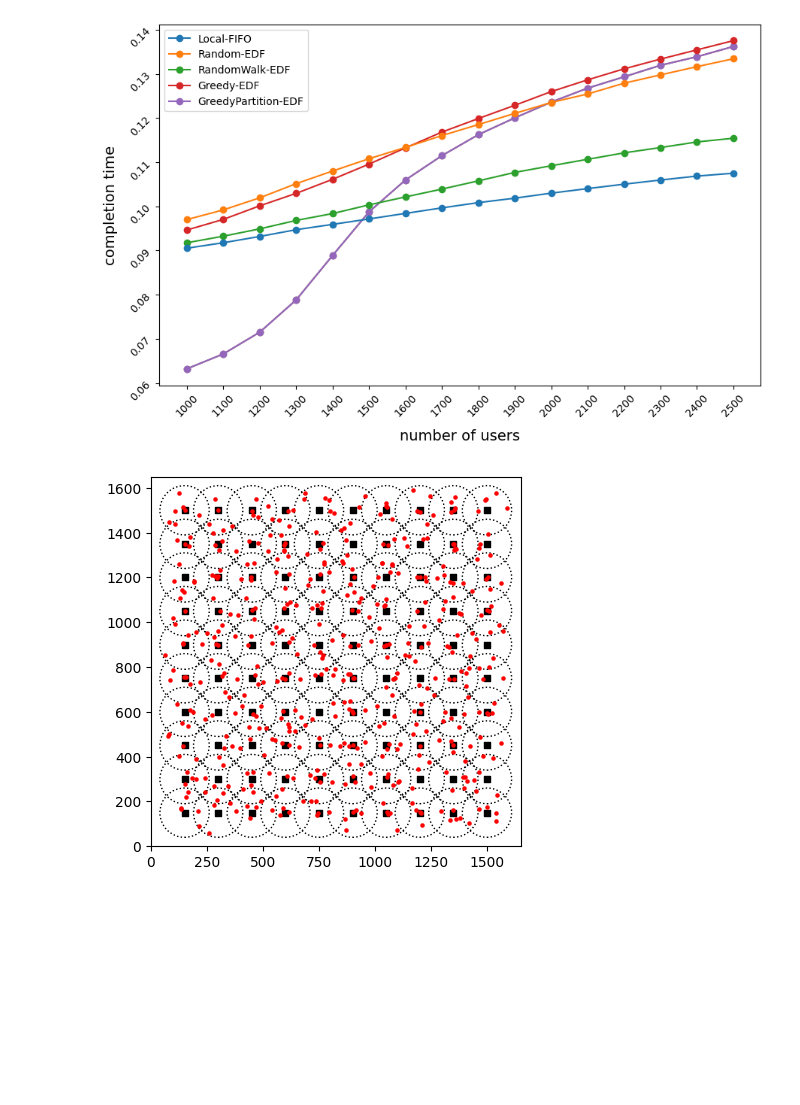
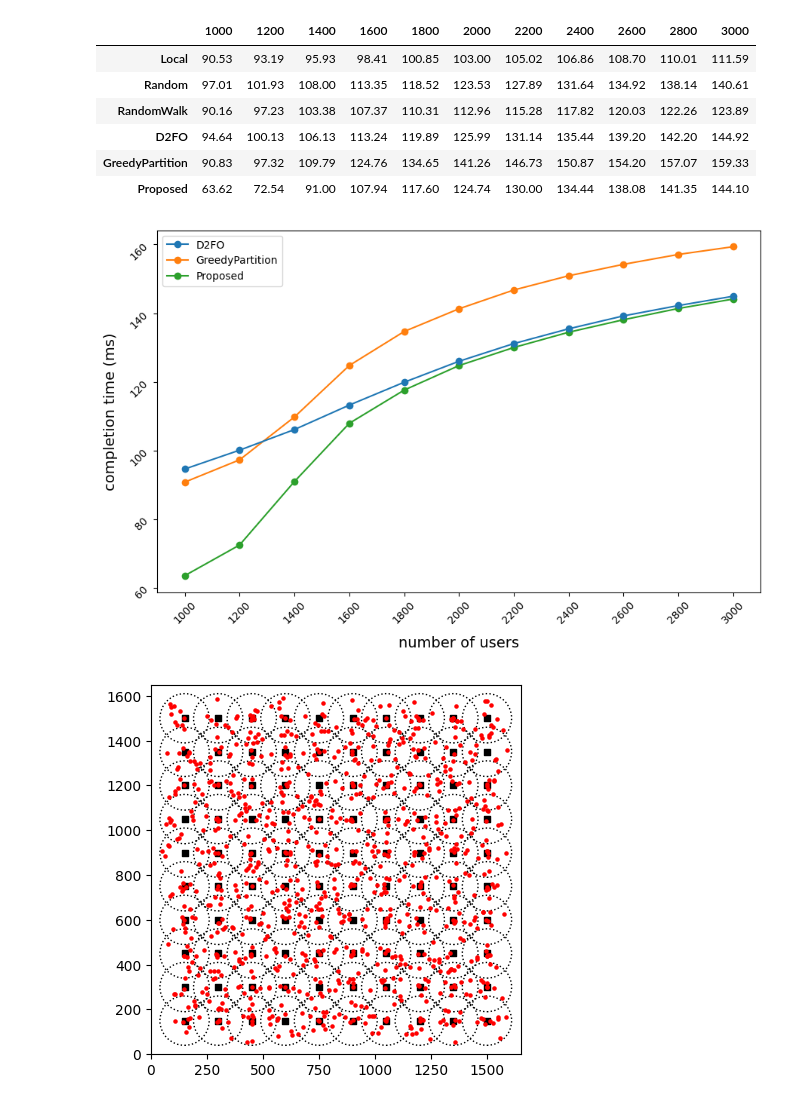
Before and after one commit to TimHung000/thesis, a Jupyter notebook: res.ipynb, the cells around one changed output. Cells and saved outputs as stored; diff of their text form; code cells hidden in the pictures; blank space fills up the shorter version.

Commit message:
fix bug, and add randomPartition

```diff
--- a/res.ipynb
+++ b/res.ipynb
@@ -10,6 +6,6 @@ import matplotlib.pyplot as plt
 # %%
 # pd.set_option('display.max_rows', None)
-pd.reset_option('display.max_rows')
+# pd.reset_option('display.max_rows')
 home_directory = os.path.expanduser("~")
 omnetpp_directory = os.path.join(home_directory, "omnetpp-6.0.2")
 vec_directory = os.path.join(omnetpp_directory, "samples", "thesis", "results")
@@ -190,30 +192,61 @@ fig1.savefig(f'{vec_directory}/completion_rate_graph.svg', format="svg", bbox_in
 # %%
+import pandas as pd
+import matplotlib.pyplot as plt
+%matplotlib inline
+
+completion_time_df = pd.read_csv(f"{vec_directory}/completion_time.csv", index_col=0)
+index = completion_time_df.index
+columns = completion_time_df.columns
+completion_time_df = completion_time_df.apply(pd.to_numeric, errors='coerce')
+completion_time_df.index = index
+completion_time_df.columns = columns
+
+completion_time_df = completion_time_df.mul(1000)
+completion_time_df = completion_time_df.round(2)
+display(completion_time_df)
+
+
+
+
 fig2 = plt.figure(figsize=(10,6))
 
 columns = completion_time_df.columns
 x_values = range(len(columns))
 
 ax2 = fig2.add_axes([0.1,0.1,0.8,0.8])
 ax2.tick_params(labelrotation=45)
-p0 = ax2.plot(x_values, completion_time_df.iloc[0], marker='o', zorder=6)
-p1 = ax2.plot(x_values, completion_time_df.iloc[1], marker='o', zorder=5)
-p2 = ax2.plot(x_values, completion_time_df.iloc[2], marker='o', zorder=4)
-p3 = ax2.plot(x_values, completion_time_df.iloc[3], marker='o', zorder=3)
-p4 = ax2.plot(x_values, completion_time_df.iloc[4], marker='o', zorder=2)
-p5 = ax2.plot(x_values, completion_time_df.iloc[5], marker='o', zorder=1)
-ax2.legend(handles=[p0[0], p1[0], p2[0], p3[0], p4[0], p5[0]],
-           labels=[completion_time_df.iloc[0].name, completion_time_df.iloc[1].name, completion_time_df.iloc[2].name,
-                   completion_time_df.iloc[3].name, completion_time_df.iloc[4].name, completion_time_df.iloc[5].name])
+# p0 = ax2.plot(x_values, completion_time_df.iloc[0], marker='o', zorder=7)
+# p1 = ax2.plot(x_values, completion_time_df.iloc[1], marker='o', zorder=6)
+# p2 = ax2.plot(x_values, completion_time_df.iloc[2], marker='o', zorder=5)
+p3 = ax2.plot(x_values, completion_time_df.iloc[3], marker='o', zorder=4)
+p4 = ax2.plot(x_values, completion_time_df.iloc[4], marker='o', zorder=3)
+p5 = ax2.plot(x_values, completion_time_df.iloc[5], marker='o', zorder=2)
+p6 = ax2.plot(x_values, completion_time_df.iloc[6], marker='o', zorder=1)
 
-plt.ylabel('completion time', labelpad=10, fontsize=14)
+# ax2.legend(handles=[p0[0], p1[0], p2[0], p3[0], p4[0], p5[0], p6[0]],
+#            labels=[completion_time_df.iloc[0].name, completion_time_df.iloc[1].name, completion_time_df.iloc[2].name,
+#                    completion_time_df.iloc[3].name, completion_time_df.iloc[4].name, completion_time_df.iloc[5].name, completion_time_df.iloc[6].name])
+
+ax2.legend(handles=[p3[0], p4[0], p5[0], p6[0]],
+           labels=[
+                   completion_time_df.iloc[3].name, completion_time_df.iloc[4].name, completion_time_df.iloc[5].name, completion_time_df.iloc[6].name])
+
+plt.ylabel('completion time (ms)', labelpad=10, fontsize=14)
 # plt.yticks([0.7, 0.75, 0.8, 0.85, 0.9, 0.95, 1.0])
 plt.xlabel('number of users', labelpad=10, fontsize=14)
 plt.xticks(x_values, columns)
 # plt.title("Completion Time", pad=20, fontsize=16)
 plt.show()
 fig2.savefig(f'{vec_directory}/completion_time_graph.svg', format="svg", bbox_inches = "tight")
 # %% [output]
+|  | 1000 | 1200 | 1400 | 1600 | 1800 | 2000 | 2200 | 2400 | 2600 | 2800 | 3000 |
+| Local | 90.53 | 93.19 | 95.93 | 98.41 | 100.85 | 103.00 | 105.02 | 106.86 | 108.70 | 110.01 | 111.59 |
+| Random | 97.01 | 101.93 | 108.00 | 113.35 | 118.52 | 123.53 | 127.89 | 131.64 | 134.92 | 138.14 | 140.61 |
+| RandomWalk | 90.16 | 97.23 | 103.38 | 107.37 | 110.31 | 112.96 | 115.28 | 117.82 | 120.03 | 122.26 | 123.89 |
+| D2FO | 94.64 | 100.13 | 106.13 | 113.24 | 119.89 | 125.99 | 131.14 | 135.44 | 139.20 | 142.20 | 144.92 |
+| GreedyPartition | 90.83 | 97.32 | 109.79 | 124.76 | 134.65 | 141.26 | 146.73 | 150.87 | 154.20 | 157.07 | 159.33 |
+| Proposed | 63.62 | 72.54 | 91.00 | 107.94 | 117.60 | 124.74 | 130.00 | 134.44 | 138.08 | 141.35 | 144.10 |
-[figure, old version]
+[figure, new version]
 # %%
 import matplotlib.pyplot as plt
 import random
@@ -253,7 +286,7 @@ for x, y in zip(base_station_x_coords, bast_station_y_coords):
     plt.gca().add_patch(circle)
 
 # Generate random coordinates for users
-num_users = 500  # Number of users
+num_users = 1000  # Number of users
 num_users_per_region = num_users // (num_rows * num_columns)
 user_x_coords = []
 user_y_coords = []
@@ -283,7 +316,7 @@ plt.ylim(0, (num_rows + 1) * distance)
 
 plt.show()
 # %% [output]
-[figure, old version]
+[figure, new version]
 # %%
 import matplotlib.pyplot as plt
 import random
```
Also changed, not shown: parts of 6 cells of this notebook, 19 other files.
